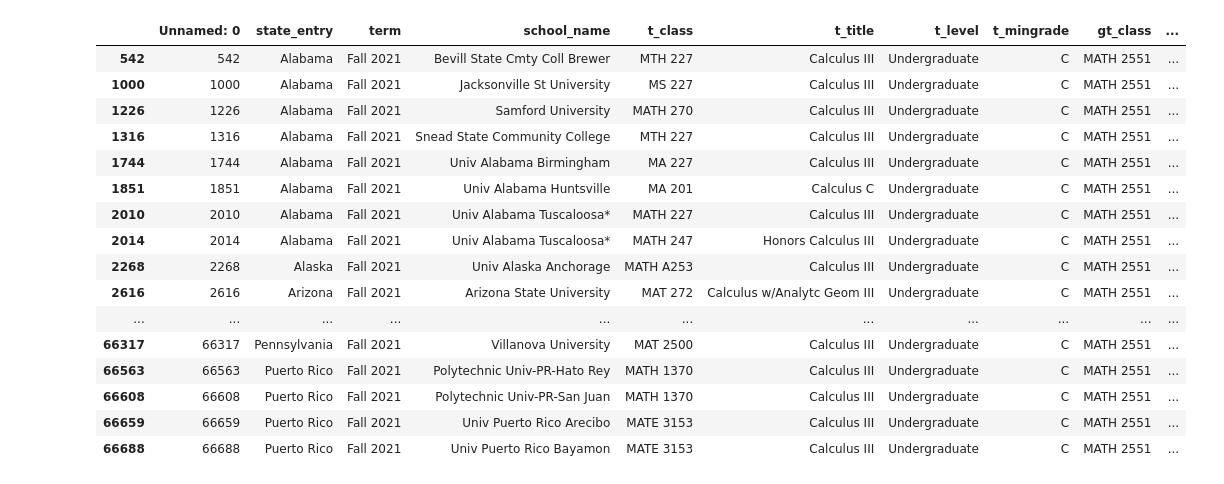
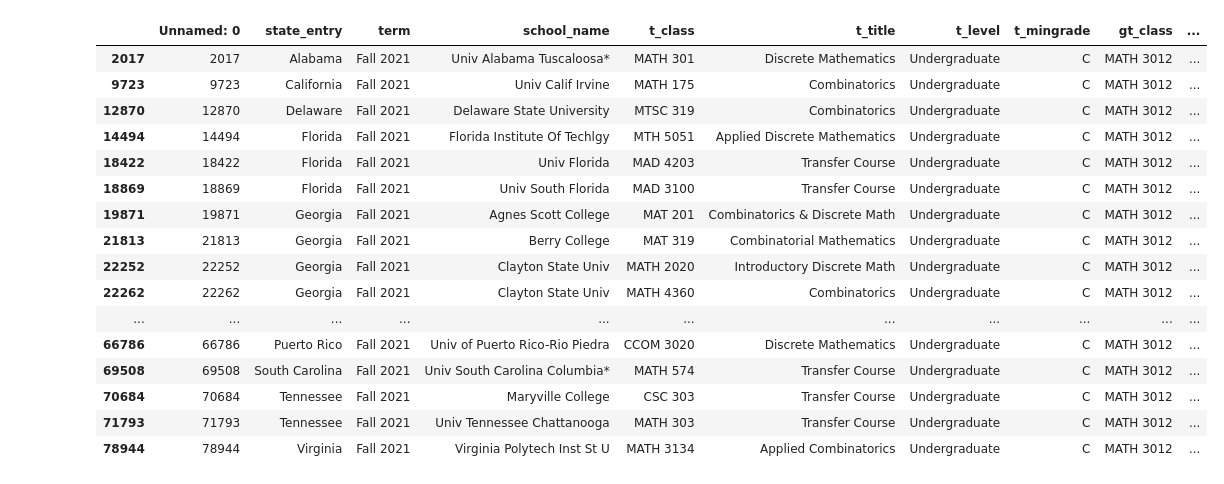
Before and after one commit to dtharumia/gt-what-transfers, a Jupyter notebook: Analysis.ipynb, the cells around one changed output. Drawn from its saved outputs; the diff is of its cells as text; code cells hidden in the pictures.

```diff
--- a/Analysis.ipynb
+++ b/Analysis.ipynb
@@ -22,22 +6,23 @@ df
 # %%
 pd.set_option("display.max_rows", None)
-
-df.loc[df['gt_class'] == 'MATH  2551']
+df.gt_class = df.gt_class.replace('\s+', ' ', regex=True)
-# %% [output]
-|  | Unnamed: 0 | state_entry | term | school_name | t_class | t_title | t_level | t_mingrade | gt_class | ... |
-| 542 | 542 | Alabama | Fall 2021 | Bevill State Cmty Coll Brewer | MTH 227 | Calculus III | Undergraduate | C | MATH 2551 | ... |
-| 1000 | 1000 | Alabama | Fall 2021 | Jacksonville St University | MS 227 | Calculus III | Undergraduate | C | MATH 2551 | ... |
-| 1226 | 1226 | Alabama | Fall 2021 | Samford University | MATH 270 | Calculus III | Undergraduate | C | MATH 2551 | ... |
-| 1316 | 1316 | Alabama | Fall 2021 | Snead State Community College | MTH 227 | Calculus III | Undergraduate | C | MATH 2551 | ... |
-| 1744 | 1744 | Alabama | Fall 2021 | Univ Alabama Birmingham | MA 227 | Calculus III | Undergraduate | C | MATH 2551 | ... |
-| 1851 | 1851 | Alabama | Fall 2021 | Univ Alabama Huntsville | MA 201 | Calculus C | Undergraduate | C | MATH 2551 | ... |
-| 2010 | 2010 | Alabama | Fall 2021 | Univ Alabama Tuscaloosa* | MATH 227 | Calculus III | Undergraduate | C | MATH 2551 | ... |
-| 2014 | 2014 | Alabama | Fall 2021 | Univ Alabama Tuscaloosa* | MATH 247 | Honors Calculus III | Undergraduate | C | MATH 2551 | ... |
-| 2268 | 2268 | Alaska | Fall 2021 | Univ Alaska Anchorage | MATH A253 | Calculus III | Undergraduate | C | MATH 2551 | ... |
-| 2616 | 2616 | Arizona | Fall 2021 | Arizona State University | MAT 272 | Calculus w/Analytc Geom III | Undergraduate | C | MATH 2551 | ... |
-| ... | ... | ... | ... | ... | ... | ... | ... | ... | ... | ... |
-| 66317 | 66317 | Pennsylvania | Fall 2021 | Villanova University | MAT 2500 | Calculus III | Undergraduate | C | MATH 2551 | ... |
-| 66563 | 66563 | Puerto Rico | Fall 2021 | Polytechnic Univ-PR-Hato Rey | MATH 1370 | Calculus III | Undergraduate | C | MATH 2551 | ... |
-| 66608 | 66608 | Puerto Rico | Fall 2021 | Polytechnic Univ-PR-San Juan | MATH 1370 | Calculus III | Undergraduate | C | MATH 2551 | ... |
-| 66659 | 66659 | Puerto Rico | Fall 2021 | Univ Puerto Rico Arecibo | MATE 3153 | Calculus III | Undergraduate | C | MATH 2551 | ... |
-| 66688 | 66688 | Puerto Rico | Fall 2021 | Univ Puerto Rico Bayamon | MATE 3153 | Calculus III | Undergraduate | C | MATH 2551 | ... |
+# %%
+df.loc[df['gt_class'] == 'MATH 3012']
+# %% [output]
+|  | Unnamed: 0 | state_entry | term | school_name | t_class | t_title | t_level | t_mingrade | gt_class | ... |
+| 2017 | 2017 | Alabama | Fall 2021 | Univ Alabama Tuscaloosa* | MATH 301 | Discrete Mathematics | Undergraduate | C | MATH 3012 | ... |
+| 9723 | 9723 | California | Fall 2021 | Univ Calif Irvine | MATH 175 | Combinatorics | Undergraduate | C | MATH 3012 | ... |
+| 12870 | 12870 | Delaware | Fall 2021 | Delaware State University | MTSC 319 | Combinatorics | Undergraduate | C | MATH 3012 | ... |
+| 14494 | 14494 | Florida | Fall 2021 | Florida Institute Of Techlgy | MTH 5051 | Applied Discrete Mathematics | Undergraduate | C | MATH 3012 | ... |
+| 18422 | 18422 | Florida | Fall 2021 | Univ Florida | MAD 4203 | Transfer Course | Undergraduate | C | MATH 3012 | ... |
+| 18869 | 18869 | Florida | Fall 2021 | Univ South Florida | MAD 3100 | Transfer Course | Undergraduate | C | MATH 3012 | ... |
+| 19871 | 19871 | Georgia | Fall 2021 | Agnes Scott College | MAT 201 | Combinatorics & Discrete Math | Undergraduate | C | MATH 3012 | ... |
+| 21813 | 21813 | Georgia | Fall 2021 | Berry College | MAT 319 | Combinatorial Mathematics | Undergraduate | C | MATH 3012 | ... |
+| 22252 | 22252 | Georgia | Fall 2021 | Clayton State Univ | MATH 2020 | Introductory Discrete Math | Undergraduate | C | MATH 3012 | ... |
+| 22262 | 22262 | Georgia | Fall 2021 | Clayton State Univ | MATH 4360 | Combinatorics | Undergraduate | C | MATH 3012 | ... |
+| ... | ... | ... | ... | ... | ... | ... | ... | ... | ... | ... |
+| 66786 | 66786 | Puerto Rico | Fall 2021 | Univ of Puerto Rico-Rio Piedra | CCOM 3020 | Discrete Mathematics | Undergraduate | C | MATH 3012 | ... |
+| 69508 | 69508 | South Carolina | Fall 2021 | Univ South Carolina Columbia* | MATH 574 | Transfer Course | Undergraduate | C | MATH 3012 | ... |
+| 70684 | 70684 | Tennessee | Fall 2021 | Maryville College | CSC 303 | Transfer Course | Undergraduate | C | MATH 3012 | ... |
+| 71793 | 71793 | Tennessee | Fall 2021 | Univ Tennessee Chattanooga | MATH 303 | Transfer Course | Undergraduate | C | MATH 3012 | ... |
+| 78944 | 78944 | Virginia | Fall 2021 | Virginia Polytech Inst St U | MATH 3134 | Applied Combinatorics | Undergraduate | C | MATH 3012 | ... |
```
Also changed, not shown: parts of 7 cells of this notebook.
